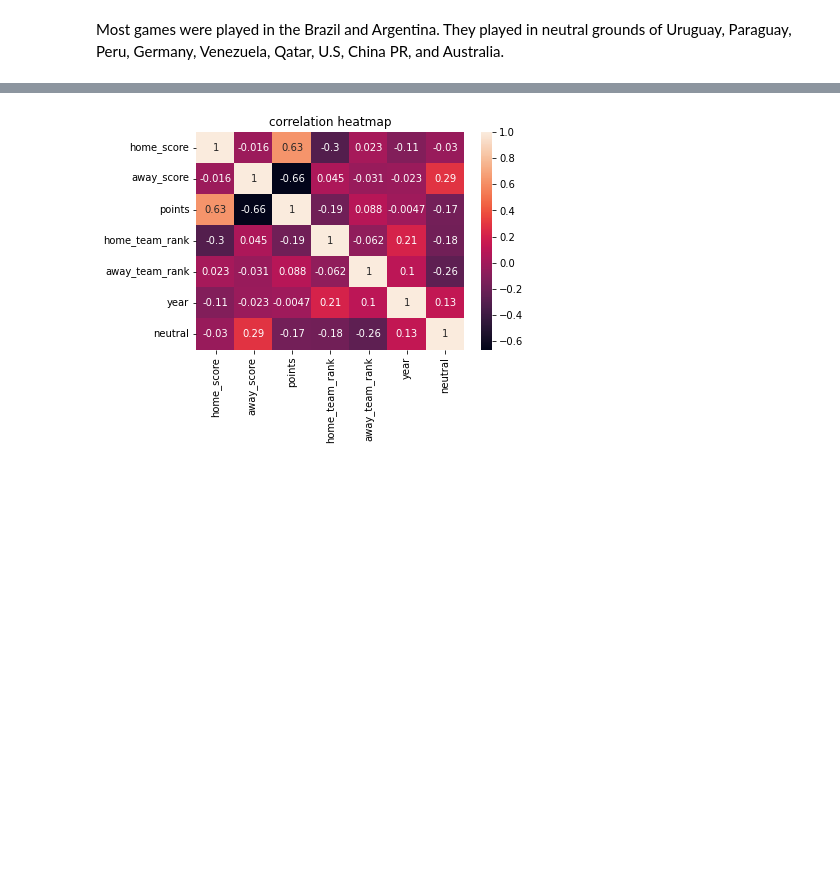
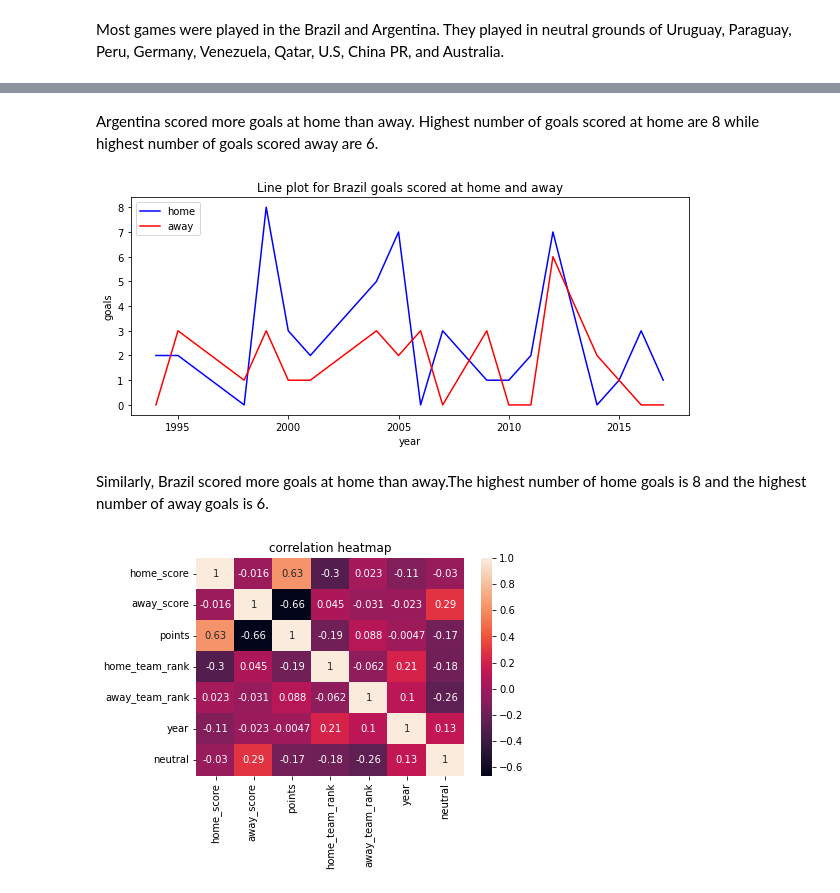
Before and after one commit to Magguire/Magguire, a Jupyter notebook: module_2_core_week_I_ip.ipynb, the cells around one changed output, grey strips where cells are left out. Saved outputs shown, nothing was run; the diff lists cells and outputs as text; code cells hidden in the pictures; blank space fills up the shorter version.

```diff
--- a/module_2_core_week_I_ip.ipynb
+++ b/module_2_core_week_I_ip.ipynb
@@ -626 +653,22 @@ They played in neutral grounds of Uruguay, Paraguay, Peru, Germany, Venezuela, Q
+# %% [markdown]
+Argentina scored more goals at home than away. Highest number of goals scored at home are 8 while highest number of goals scored away are 6.
+# %%
+brazil = df[(df['home_team'] == 'Brazil') | (df['away_team'] == 'Brazil')]
+braz = df.groupby('year', as_index=False)['home_score', 'away_score'].sum()
+year = braz['year']
+home = braz['home_score']
+away = braz['away_score']
+
+plt.figure(figsize=(10,4))
+plt.plot(year, home, color='blue', label='home')
+plt.plot(year, away, color='red', label='away')
+plt.legend(loc='upper left')
+plt.title('Line plot for Brazil goals scored at home and away')
+plt.xlabel('year')
+plt.ylabel('goals')
+plt.show()
+# %% [output]
+[figure, added]
+# %% [markdown]
+Similarly, Brazil scored more goals at home than away.The highest number of home goals is 8 and the highest number of away goals is 6.
 # %%
```
Also changed, not shown: parts of 28 cells of this notebook.
